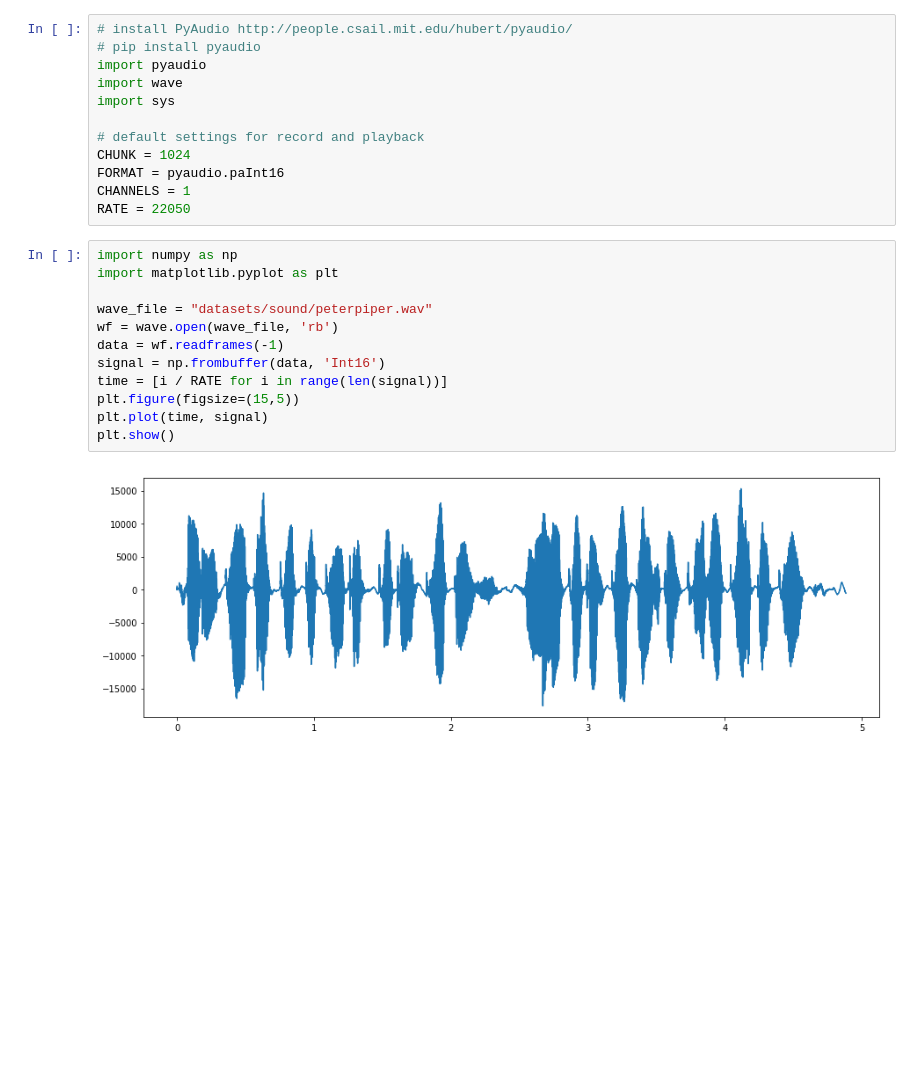
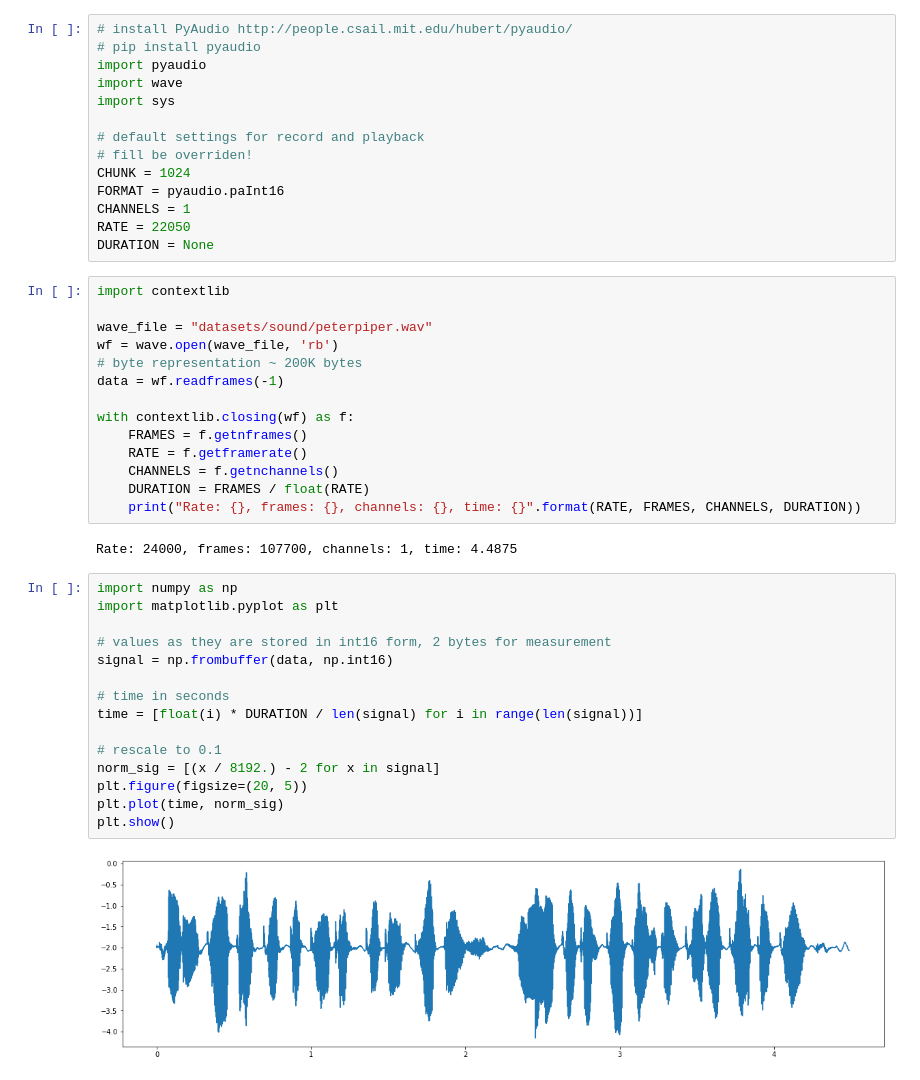
Before and after one commit to hsu-ai-course/hsu.ai, a Jupyter notebook: code/06. Sound FFT.ipynb, the cells around one changed output. Saved outputs shown, nothing was run; the diff lists cells and outputs as text; blank space fills up the shorter version.

```diff
--- a/code/06. Sound FFT.ipynb
+++ b/code/06. Sound FFT.ipynb
@@ -6,24 +6,45 @@ import wave
 import sys
 
 # default settings for record and playback
+# fill be overriden!
 CHUNK = 1024
 FORMAT = pyaudio.paInt16
 CHANNELS = 1
 RATE = 22050
+DURATION = None
+# %%
+import contextlib
+
+wave_file = "datasets/sound/peterpiper.wav"
+wf = wave.open(wave_file, 'rb')
+# byte representation ~ 200K bytes
+data = wf.readframes(-1)
+
+with contextlib.closing(wf) as f:
+    FRAMES = f.getnframes()
+    RATE = f.getframerate()
+    CHANNELS = f.getnchannels()
+    DURATION = FRAMES / float(RATE)
+    print("Rate: {}, frames: {}, channels: {}, time: {}".format(RATE, FRAMES, CHANNELS, DURATION))
+# %% [output]
+Rate: 24000, frames: 107700, channels: 1, time: 4.4875
 # %%
 import numpy as np
 import matplotlib.pyplot as plt
 
-wave_file = "datasets/sound/peterpiper.wav"
-wf = wave.open(wave_file, 'rb')
-data = wf.readframes(-1)
-signal = np.frombuffer(data, 'Int16')
-time = [i / RATE for i in range(len(signal))]
-plt.figure(figsize=(15,5))
-plt.plot(time, signal)
+# values as they are stored in int16 form, 2 bytes for measurement
+signal = np.frombuffer(data, np.int16)
+
+# time in seconds
+time = [float(i) * DURATION / len(signal) for i in range(len(signal))]
+
+# rescale to 0.1
+norm_sig = [(x / 8192.) - 2 for x in signal]
+plt.figure(figsize=(20, 5))
+plt.plot(time, norm_sig)
 plt.show()
 # %% [output]
-[figure, old version]
+[figure, new version]
 # %%
 from scipy.fftpack import fft, ifft
 from scipy.io import wavfile # get the api
```
Also changed, not shown: parts of 5 cells of this notebook.
